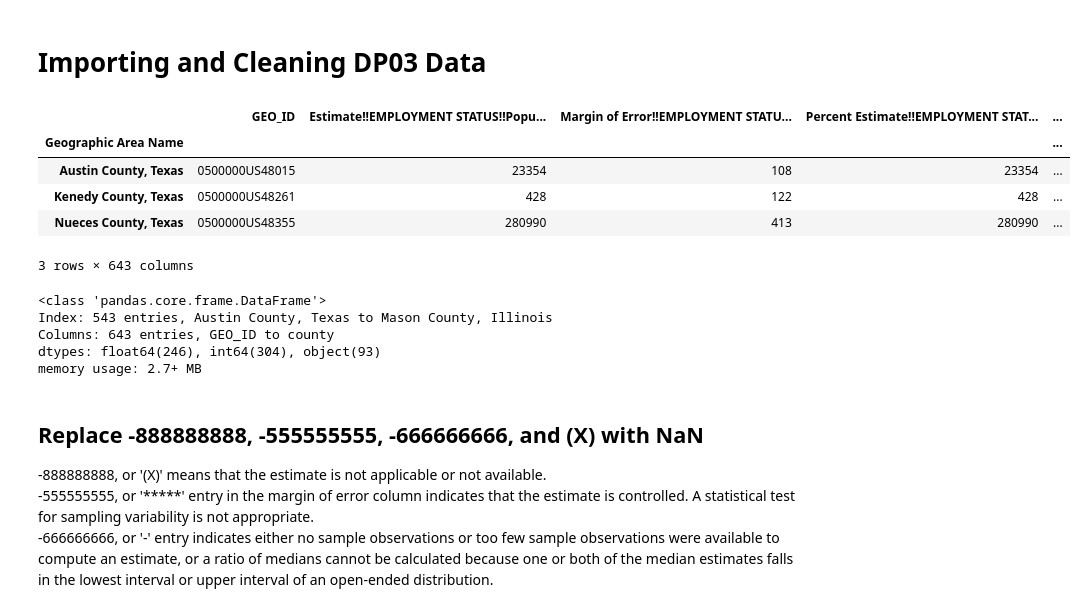
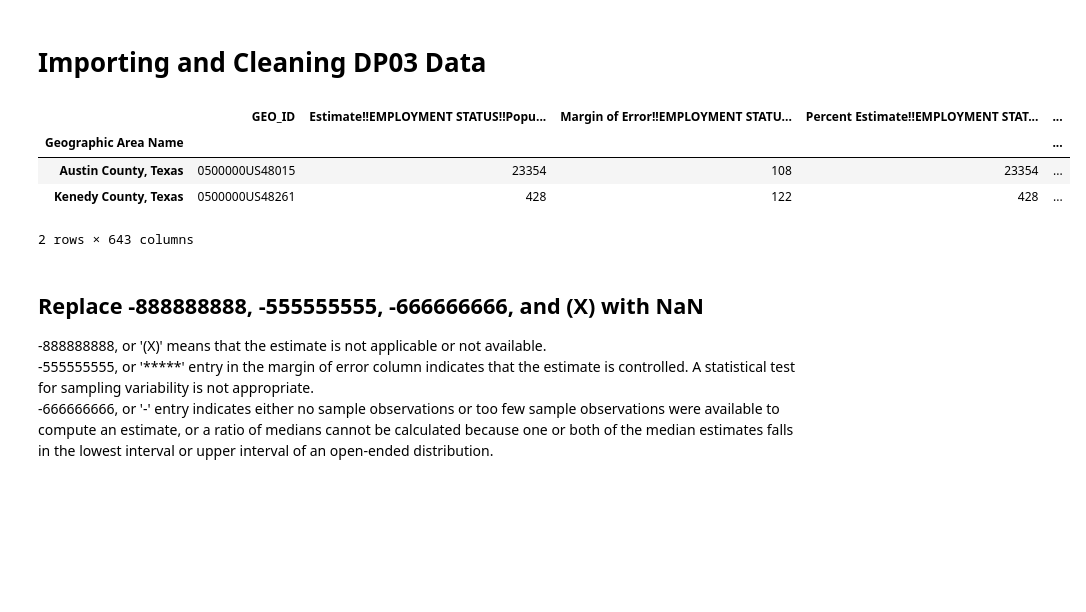
Before and after one commit to cxclark/covid19-analysis, a Jupyter notebook: code/02_data_cleaning_5_states.ipynb, the cells around one changed output. Drawn from its saved outputs; the diff is of its cells as text; code cells hidden in the pictures; blank space fills up the shorter version.

```diff
--- a/code/02_data_cleaning_5_states.ipynb
+++ b/code/02_data_cleaning_5_states.ipynb
@@ -382,22 +367,14 @@ dp05_race.to_csv('../data/preprocessing/cleaned_dp05_race_five_states.csv')
 # %%
 # Read in data with heads as dataframe, setting the geo name to the idex.
 dp03 = pd.read_csv('../data/preprocessing/raw_dp03_with_headers_five_states.csv', index_col=0)
-dp03.head(3)
+# Display the first few rows of the dataframe.
+dp03.head(2)
 # %% [output]
 |  | GEO_ID | Estimate!!EMPLOYMENT STATUS!!Popu... | Margin of Error!!EMPLOYMENT STATU... | Percent Estimate!!EMPLOYMENT STAT... | ... |
 | Geographic Area Name |  |  |  |  | ... |
 | Austin County, Texas | 0500000US48015 | 23354 | 108 | 23354 | ... |
 | Kenedy County, Texas | 0500000US48261 | 428 | 122 | 428 | ... |
-| Nueces County, Texas | 0500000US48355 | 280990 | 413 | 280990 | ... |
-3 rows × 643 columns
+2 rows × 643 columns
-# %%
-dp03.info()
-# %% [output]
-<class 'pandas.core.frame.DataFrame'>
-Index: 543 entries, Austin County, Texas to Mason County, Illinois
-Columns: 643 entries, GEO_ID to county
-dtypes: float64(246), int64(304), object(93)
-memory usage: 2.7+ MB
 # %%
 # Replace !! in column titles with empty space.
 dp03.columns = dp03.columns.str.replace('!!', ' ')
```
Also changed, not shown: parts of 243 cells of this notebook, 3 other files.
